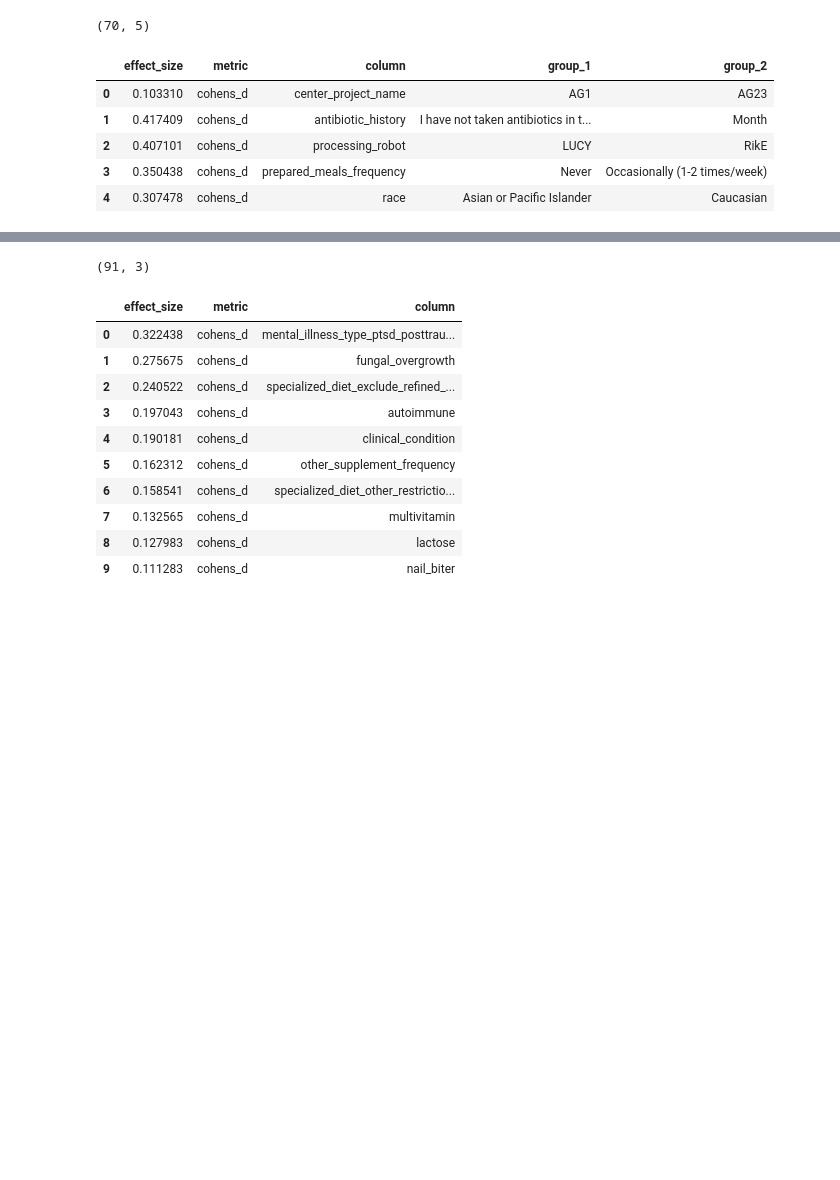
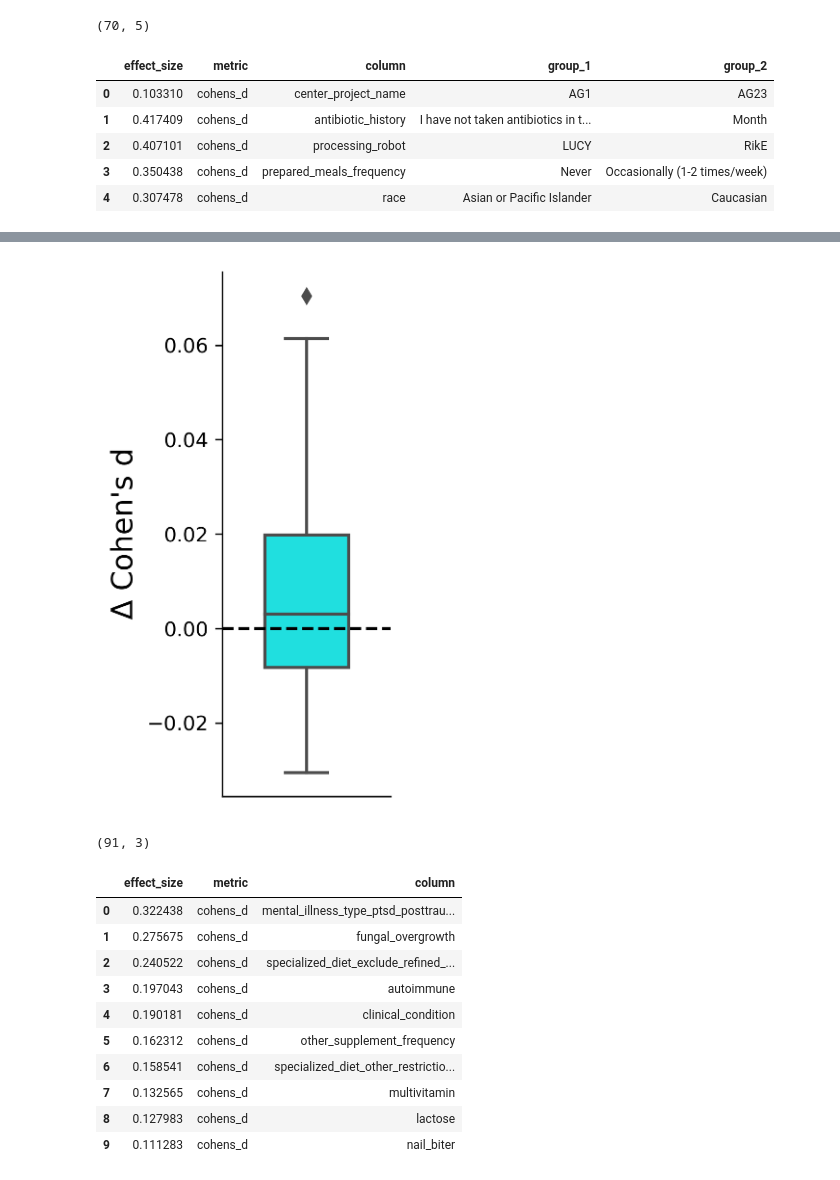
Before and after one commit to knightlab-analyses/evident-analyses, a Jupyter notebook: notebooks/plot.ipynb, the cells around one changed output, grey strips where cells are left out. Saved outputs shown, nothing was run; the diff lists cells and outputs as text; code cells hidden in the pictures; blank space fills up the shorter version.

```diff
--- a/notebooks/plot.ipynb
+++ b/notebooks/plot.ipynb
@@ -331,3 +264,20 @@ plt.show()
+# %%
+fig, ax = plt.subplots(figsize=(1.5, 4.8))
+
+sns.boxplot(
+    y=comp_df_agp_new["es_diff"],
+    color="cyan",
+    width=0.5,
+    ax=ax
+)
+ax.set_ylabel("$\Delta$ Cohen's d")
+ax.tick_params("x", width=0)
+ax.axhline(0, ls="--", color="black")
+
+plt.savefig("../figures/redbiom_vs_published_boxplot.pdf")
+plt.show()
+# %% [output]
+[figure, added]
 # %%
 es_df = pd.read_table("../results/beta_effect_size_by_cat.tsv", sep="\t", index_col=0).dropna()
 print(es_df.shape)
```
Also changed, not shown: parts of 5 cells of this notebook, 6 other files.
